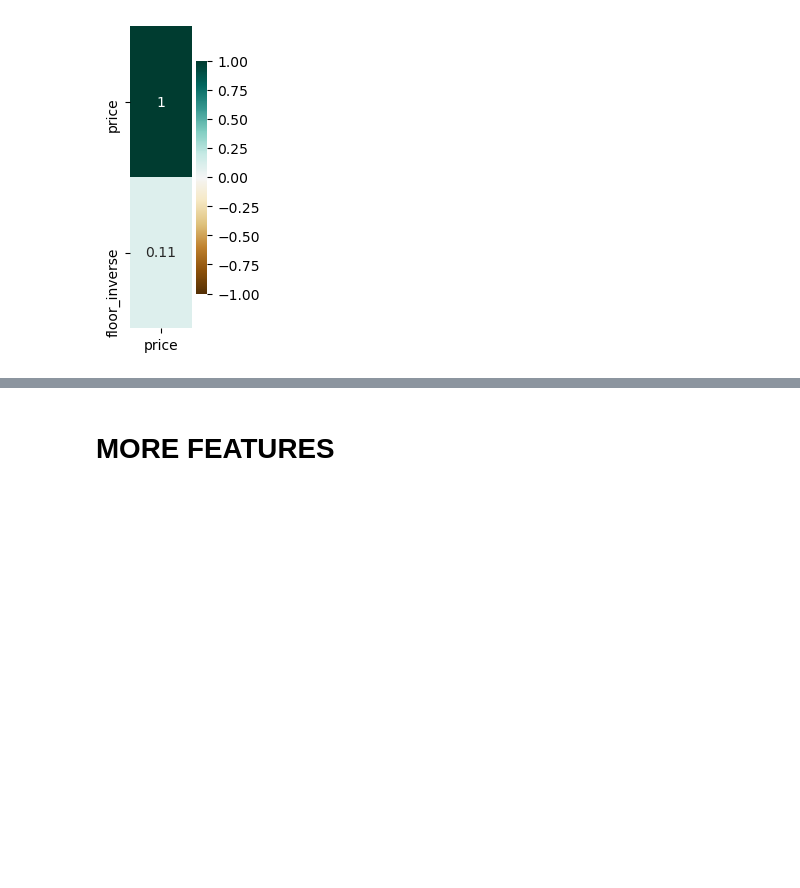
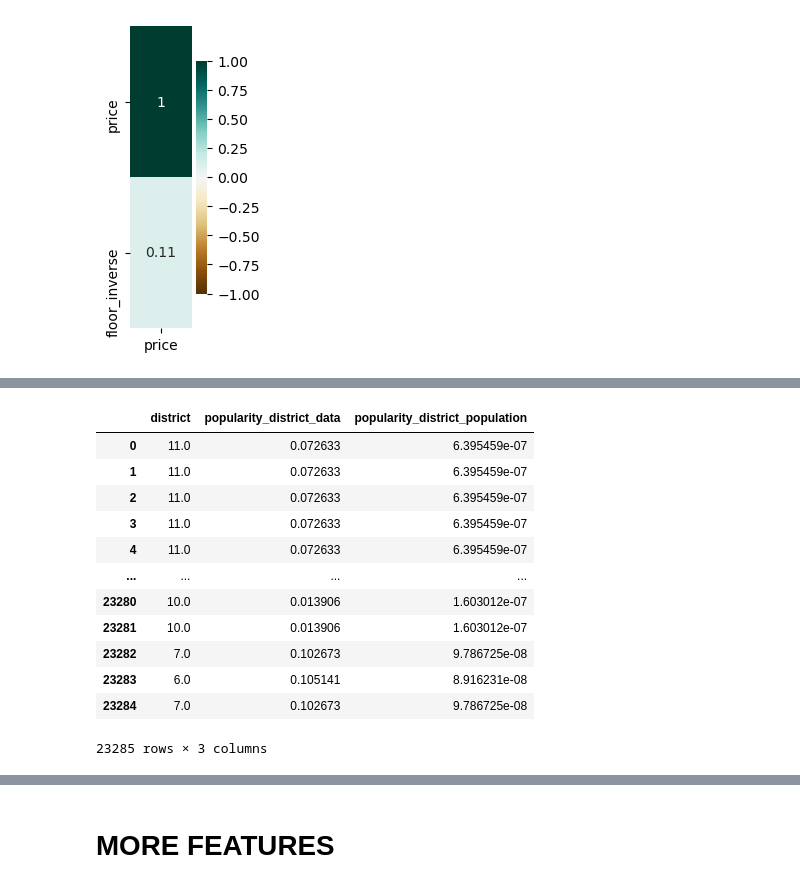
Before and after one commit to henrfj/TDT4173-ML, a Jupyter notebook: hasse-testsite/LightGBM.ipynb, the cells around one changed output, grey strips where cells are left out. Cells and saved outputs as stored; diff of their text form; code cells hidden in the pictures; blank space fills up the shorter version.

```diff
--- a/hasse-testsite/LightGBM.ipynb
+++ b/hasse-testsite/LightGBM.ipynb
@@ -1626,0 +1690,16 @@ heatmap = sns.heatmap(pd.merge(train_labels[[
+# %%
+train_labels[['district','popularity_district_data','popularity_district_population']]
+# %% [output]
+|  | district | popularity_district_data | popularity_district_population |
+| 0 | 11.0 | 0.072633 | 6.395459e-07 |
+| 1 | 11.0 | 0.072633 | 6.395459e-07 |
+| 2 | 11.0 | 0.072633 | 6.395459e-07 |
+| 3 | 11.0 | 0.072633 | 6.395459e-07 |
+| 4 | 11.0 | 0.072633 | 6.395459e-07 |
+| ... | ... | ... | ... |
+| 23280 | 10.0 | 0.013906 | 1.603012e-07 |
+| 23281 | 10.0 | 0.013906 | 1.603012e-07 |
+| 23282 | 7.0 | 0.102673 | 9.786725e-08 |
+| 23283 | 6.0 | 0.105141 | 8.916231e-08 |
+| 23284 | 7.0 | 0.102673 | 9.786725e-08 |
+23285 rows × 3 columns
```
Also changed, not shown: parts of 30 cells of this notebook, 2 other files.
